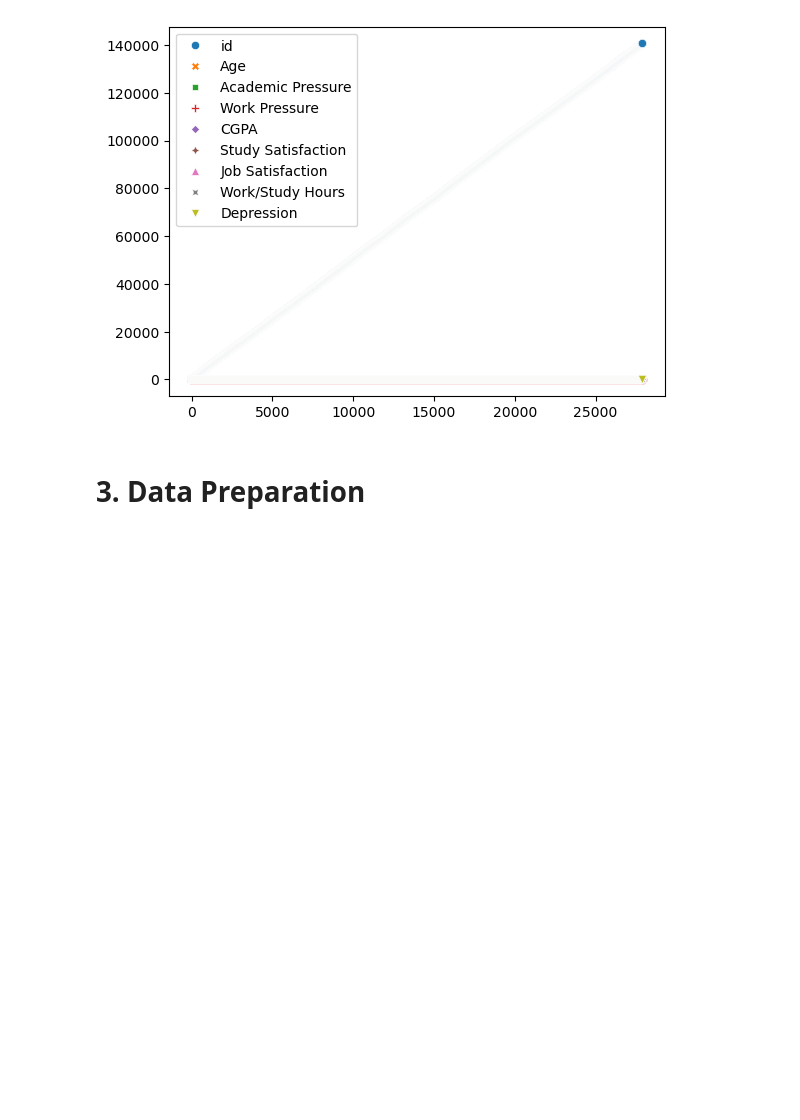
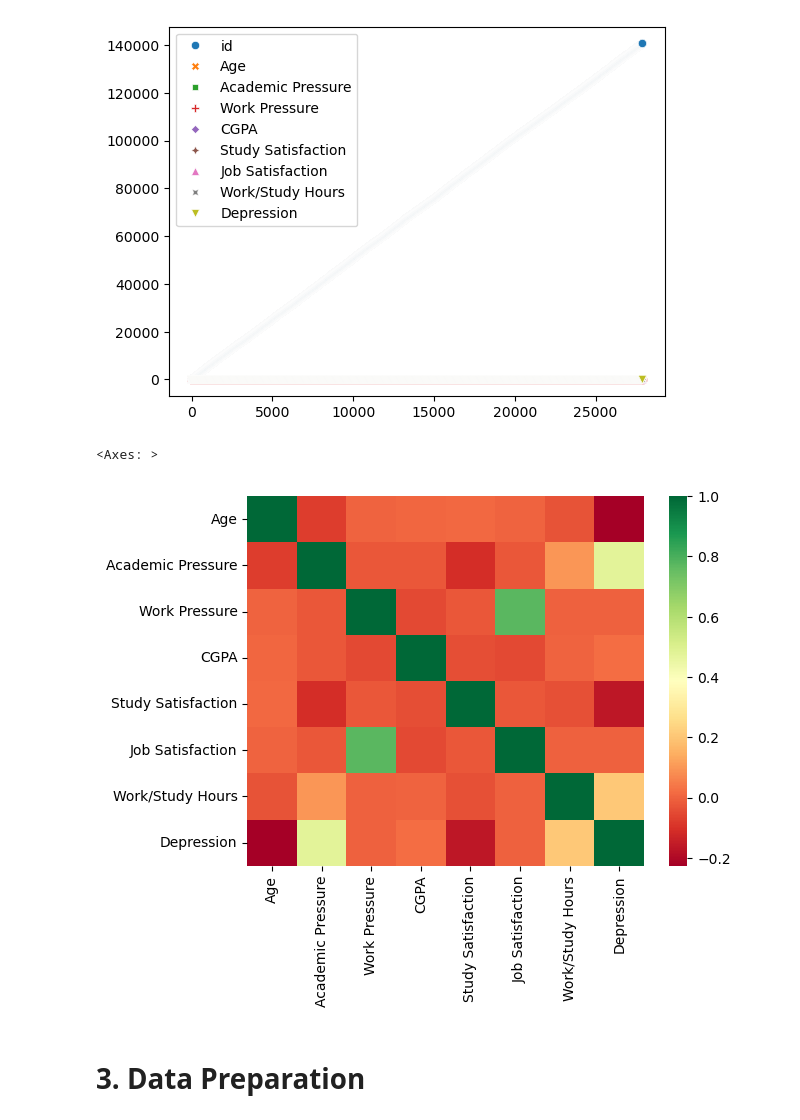
Before and after one commit to EdwinGoh1/mldp-ay2526, a Jupyter notebook: Goh_Yi_Rong_Edwin_2401058I_PC01_MLDP_Program_Codes.ipynb, the cells around one changed output. Saved outputs shown, nothing was run; the diff lists cells and outputs as text; code cells hidden in the pictures; blank space fills up the shorter version.

```diff
--- a/Goh_Yi_Rong_Edwin_2401058I_PC01_MLDP_Program_Codes.ipynb
+++ b/Goh_Yi_Rong_Edwin_2401058I_PC01_MLDP_Program_Codes.ipynb
@@ -160,6 +171,18 @@ sns.scatterplot(data = df)
 # %% [output]
 <Axes: >
 [figure]
+# %%
+col_numeric = df.select_dtypes(include=["float", "int"]).columns
+
+df_corr = df[col_numeric].corr()
+
+# Don't need to see the whole plot
+# symmetrical along the diagonal
+
+sns.heatmap(df_corr, cmap="RdYlGn" )
+# %% [output]
+<Axes: >
+[figure, added]
 # %% [markdown]
 # 3. Data Preparation
 # %% [markdown]
```
Also changed, not shown: parts of 7 cells of this notebook.
